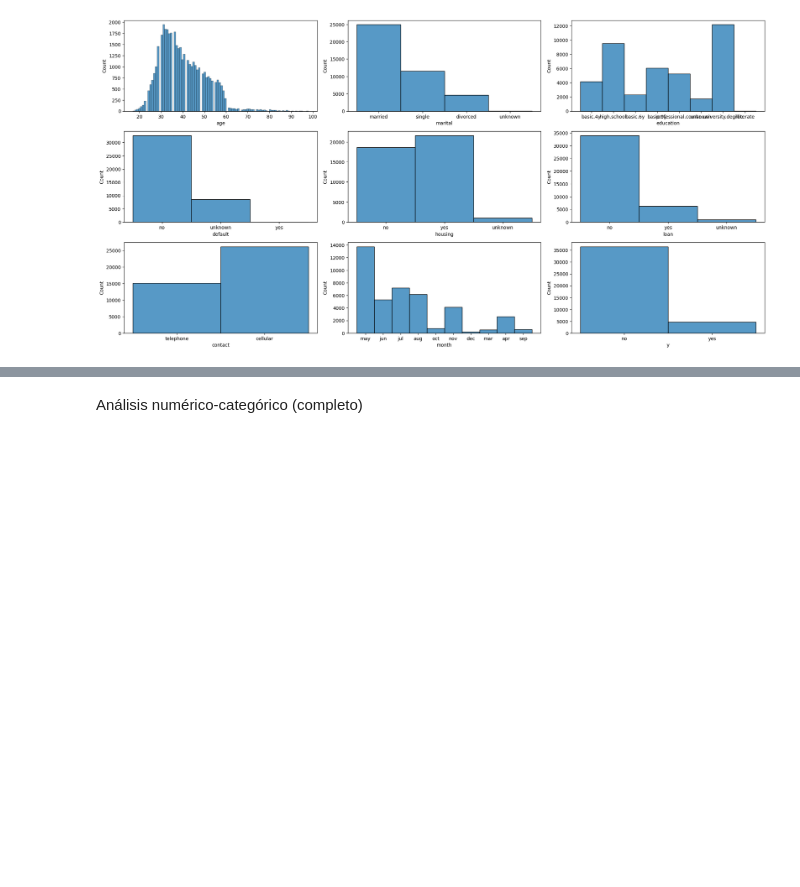
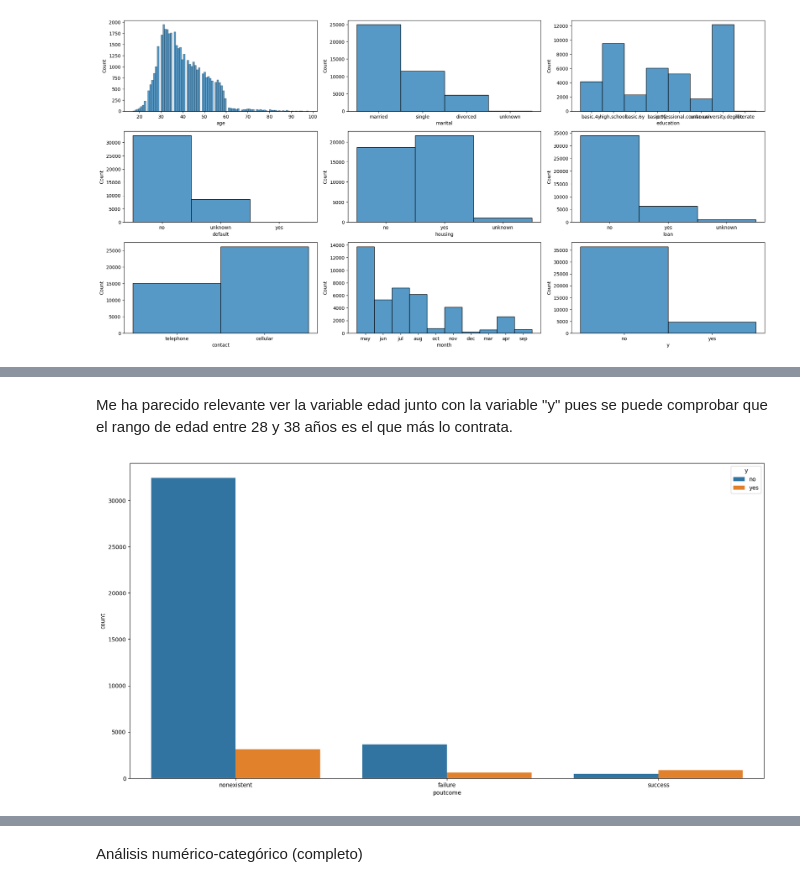
Before and after one commit to 4GeeksAcademy/regresion_logistica_machine-learning-python-template, a Jupyter notebook: Regresion_Logistica.ipynb, the cells around one changed output, grey strips where cells are left out. Cells and saved outputs as stored; diff of their text form; code cells hidden in the pictures; blank space fills up the shorter version.

```diff
--- a/Regresion_Logistica.ipynb
+++ b/Regresion_Logistica.ipynb
@@ -97,0 +126,10 @@ plt.show()
+# %% [markdown]
+Me ha parecido relevante ver la variable edad junto con la variable "y" pues se puede comprobar que el rango de edad entre 28 y 38 años es el que más lo contrata.
+# %%
+fig, axis = plt.subplots(figsize = (20, 10))
+
+sns.countplot(data = data, x = "poutcome", hue = "y")
+
+plt.show()
+# %% [output]
+[figure, added]
```
Also changed, not shown: parts of 74 cells of this notebook.
